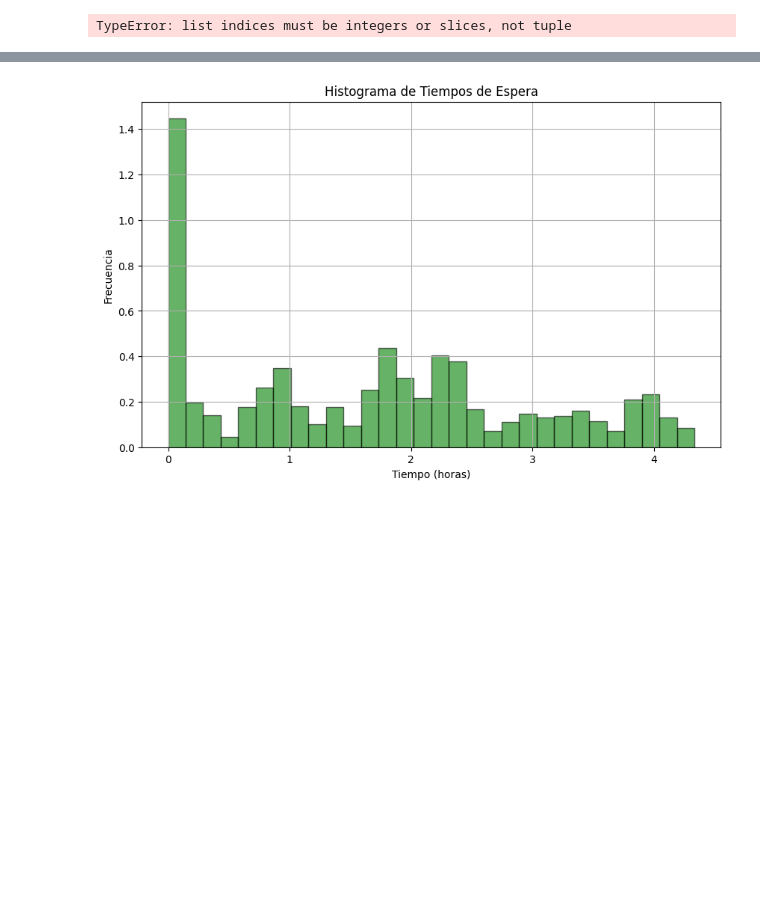
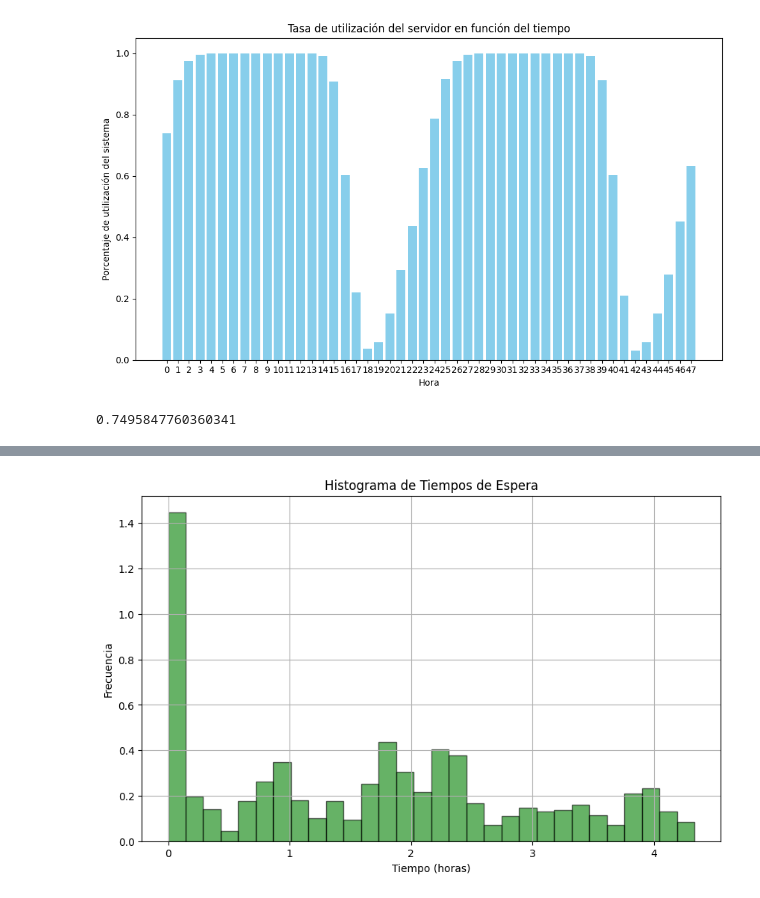
Before and after one commit to NicolasFernandezMontenegro/MyS_TF, a Jupyter notebook: main.ipynb, the cells around one changed output, grey strips where cells are left out. Cells and saved outputs as stored; diff of their text form; code cells hidden in the pictures; blank space fills up the shorter version.

```diff
--- a/main.ipynb
+++ b/main.ipynb
@@ -133,15 +115,36 @@ def promedio_uso(Nsim):
 # %%
 tasa_prom = promedio_tasa(1000)
-
 tasa = np.array(tasa_prom)
 horas = np.arange(48)
-personas_en_fila = cola[:, 1]
-plt.plot(horas, personas_en_fila, 'b-', linewidth=2)
-plt.title('Número de personas en la fila a lo largo del tiempo')
-plt.xlabel('Tiempo')
-plt.ylabel('Personas en fila')
-plt.grid(True)
+plt.figure(figsize=(10, 6))
+plt.bar(horas, tasa, color='skyblue')
+plt.title('Tasa de utilización del servidor en función del tiempo')
+plt.xlabel('Hora')
+plt.ylabel('Porcentaje de utilización del sistema')
+plt.xticks(horas)  # Opcional: muestra todos los ticks de hora
+plt.tight_layout()
 plt.show()
 # %% [output]
-TypeError: list indices must be integers or slices, not tuple
+[figure, added]
+# %%
+#Porcentaje de tiempo del servido ocupado
+def uso_total_servicio(tasa):
+    total = 0
+    for t in tasa:
+        total += t
+    return total / 48
+
+def promedio_uso(Nsim):
+    r = 0
+    for _ in range(Nsim):
+        arribos, servicios, esperas, uso, cola = queueSystem()
+        tasa = tasa_servicio(uso)
+        procentaje = uso_total_servicio(tasa)
+
+        r += procentaje
+    return r / Nsim
+
+promedio_uso(1000)
+# %% [output]
+0.7495847760360341
 # %%
```
Also changed, not shown: parts of 7 cells of this notebook.
